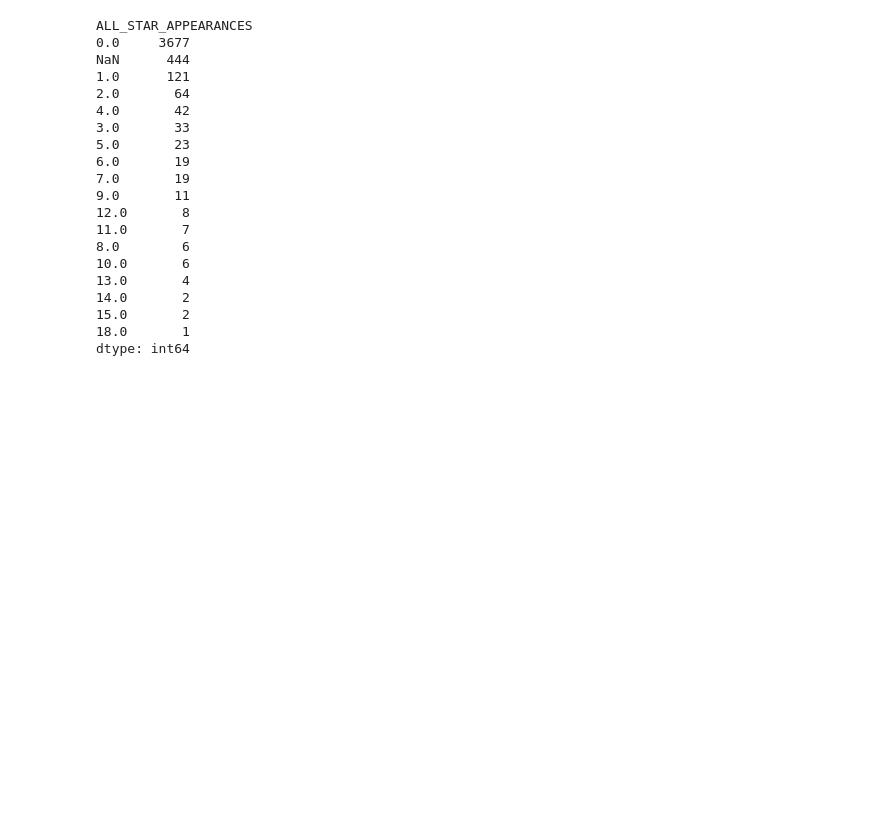
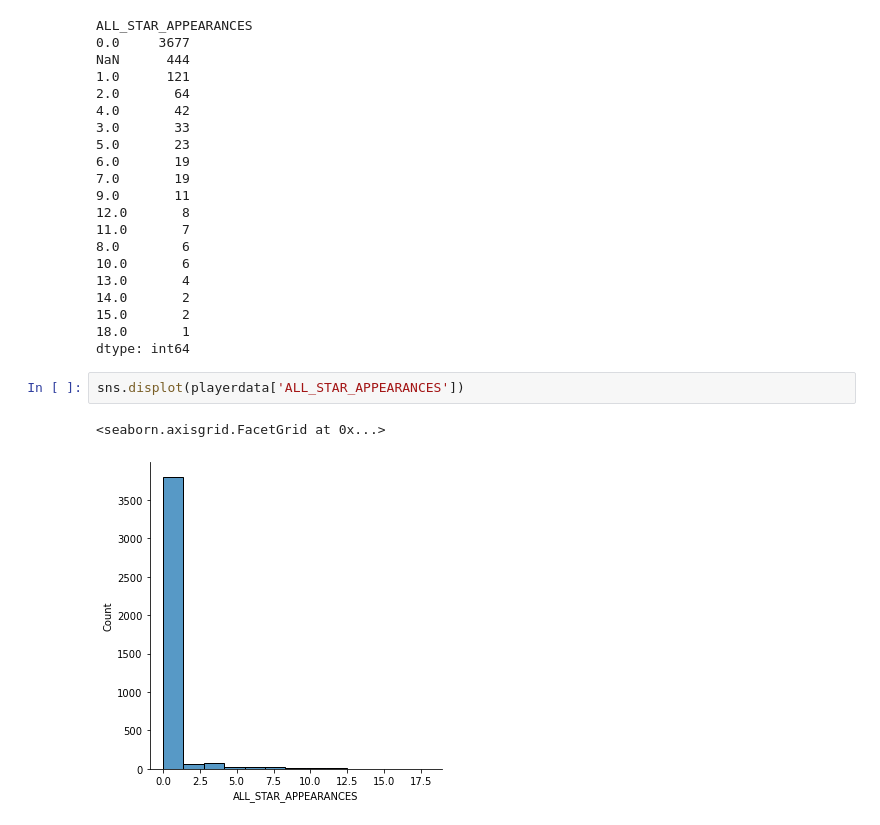
Before and after one commit to data301-2021-winter1/project-group-46-project-1, a Jupyter notebook: notebooks/analysis2.ipynb, the cells around one changed output. Drawn from its saved outputs; the diff is of its cells as text; blank space fills up the shorter version.

```diff
--- a/notebooks/analysis2.ipynb
+++ b/notebooks/analysis2.ipynb
@@ -218,3 +228,8 @@ NaN      444
 15.0       2
 18.0       1
 dtype: int64
+# %%
+sns.displot(playerdata['ALL_STAR_APPEARANCES'])
+# %% [output]
+<seaborn.axisgrid.FacetGrid at 0x...>
+[figure, added]
```
Also changed, not shown: parts of 55 cells of this notebook, 2 other files.
